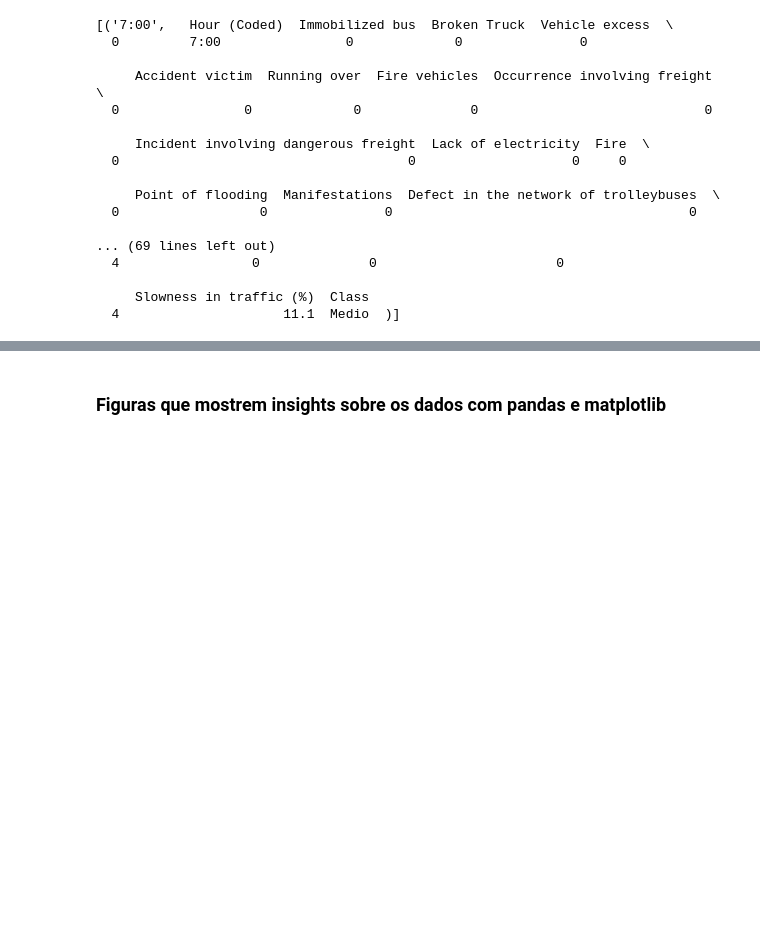
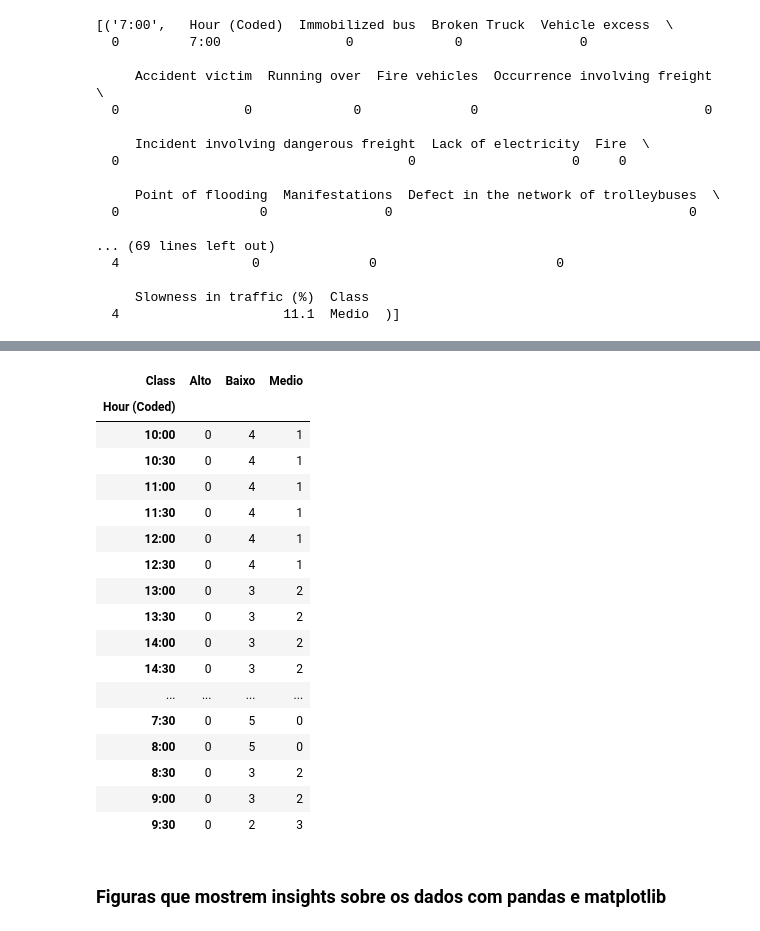
Before and after one commit to opablodantas/SP-Urban-Traffic-Prediction-Research, a Jupyter notebook: BEHAVIOR_URBAN_TRAFFIC.ipynb, the cells around one changed output, grey strips where cells are left out. Saved outputs shown, nothing was run; the diff lists cells and outputs as text; code cells hidden in the pictures; blank space fills up the shorter version.

```diff
--- a/BEHAVIOR_URBAN_TRAFFIC.ipynb
+++ b/BEHAVIOR_URBAN_TRAFFIC.ipynb
@@ -204,3 +215,24 @@ group_per_hour
+# %%
+pd.crosstab(df['Hour (Coded)'], df['Class'])
+# %% [output]
+| Class | Alto | Baixo | Medio |
+| Hour (Coded) |  |  |  |
+| 10:00 | 0 | 4 | 1 |
+| 10:30 | 0 | 4 | 1 |
+| 11:00 | 0 | 4 | 1 |
+| 11:30 | 0 | 4 | 1 |
+| 12:00 | 0 | 4 | 1 |
+| 12:30 | 0 | 4 | 1 |
+| 13:00 | 0 | 3 | 2 |
+| 13:30 | 0 | 3 | 2 |
+| 14:00 | 0 | 3 | 2 |
+| 14:30 | 0 | 3 | 2 |
+| ... | ... | ... | ... |
+| 7:30 | 0 | 5 | 0 |
+| 8:00 | 0 | 5 | 0 |
+| 8:30 | 0 | 3 | 2 |
+| 9:00 | 0 | 3 | 2 |
+| 9:30 | 0 | 2 | 3 |
 # %% [markdown]
 ### Figuras que mostrem insights sobre os dados com pandas e matplotlib
 # %%
```
Also changed, not shown: parts of 26 cells of this notebook.
